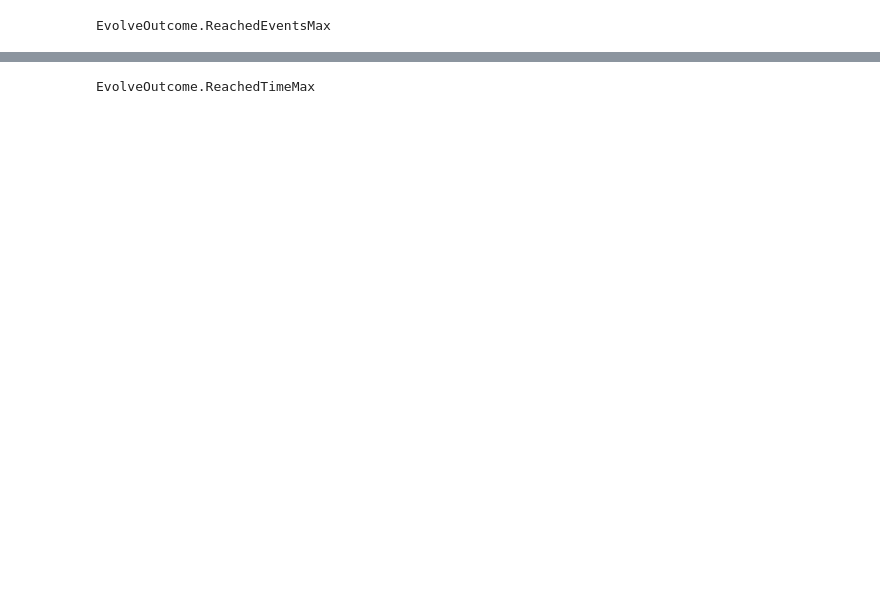
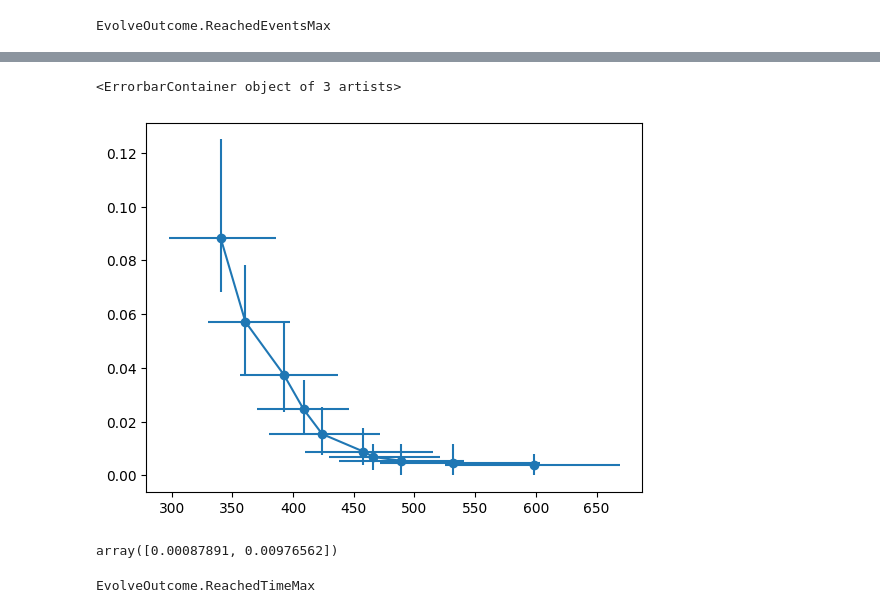
Before and after one commit to cgevans/rgrow, a Jupyter notebook: examples/simple-sierpinski.ipynb, the cells around one changed output, grey strips where cells are left out. Cells and saved outputs as stored; diff of their text form; code cells hidden in the pictures; blank space fills up the shorter version.

```diff
--- a/examples/simple-sierpinski.ipynb
+++ b/examples/simple-sierpinski.ipynb
@@ -34 +101,10 @@ system.plot_canvas(state)
+# %%
+plt.errorbar(times, error_rates, yerr=np.abs(np.array(error_rate_cis).T - error_rates), xerr=np.abs(np.array(times_cis).T - times), fmt='o-', label='Error Rate')
+# %% [output]
+<ErrorbarContainer object of 3 artists>
+[figure, added]
+# %%
+np.percentile(error_rates, [5, 95])
+# %% [output]
+array([0.00087891, 0.00976562])
 # %%
```
Also changed, not shown: parts of 12 cells of this notebook, 8 other files.
